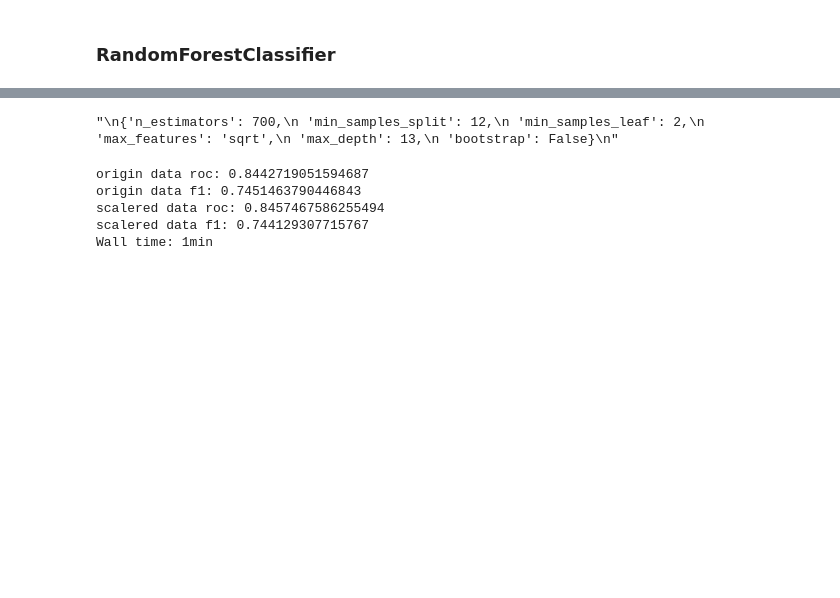
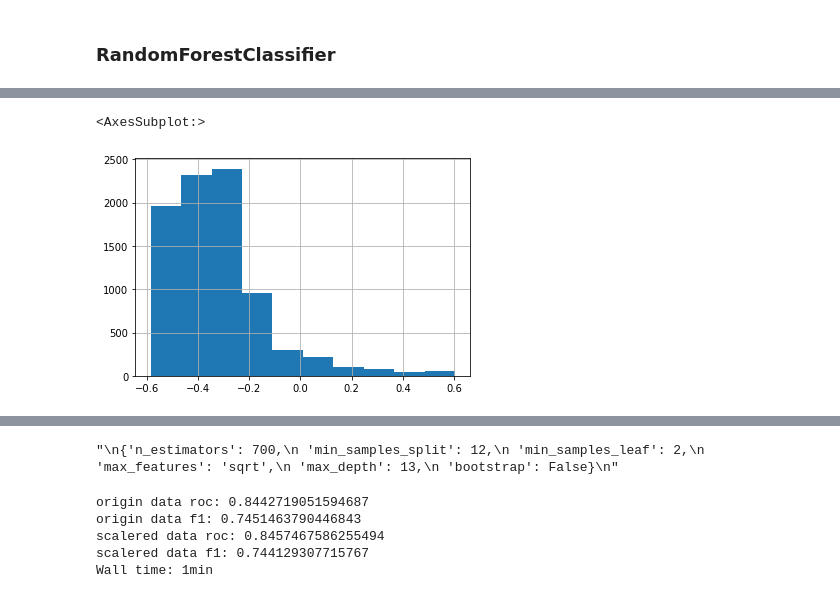
Before and after one commit to KabirovIrik/data-full-path, a Jupyter notebook: analysis/procced_train.ipynb, the cells around one changed output, grey strips where cells are left out. Saved outputs shown, nothing was run; the diff lists cells and outputs as text; code cells hidden in the pictures; blank space fills up the shorter version.

```diff
--- a/analysis/procced_train.ipynb
+++ b/analysis/procced_train.ipynb
@@ -316,3 +390,16 @@ array([[2.32257286e-02, 9.76774271e-01],
        [2.83148208e-02, 9.71685179e-01],
        [9.99881625e-01, 1.18374773e-04],
        [2.50144804e-03, 9.97498552e-01]])
+# %%
+label_gain = df['page'].value_counts().sort_index().index.to_numpy()
+#label_gain = np.append(label_gain, 5)
+X_train, X_test, y_train, y_test = train_test_split(df[feat_cols], df['page'], test_size=0.35, random_state=1)
+X_train, X_val, y_train, y_val = train_test_split(X_train, y_train, test_size=0.4, random_state=42)
+query_train = [X_train.shape[0]]
+query_val = [X_val.shape[0]]
+query_test = [X_test.shape[0]]
+groups = y_train.value_counts().sort_index().to_list()
+print(groups)
+print(query_train)
+print(query_val)
+print(query_test)
@@ -320,0 +415,13 @@ array([[2.32257286e-02, 9.76774271e-01],
+# %%
+gbm = lgb.LGBMRanker(
+    label_gain=label_gain,
+    max_depth=115,
+    learning_rate=0.1,
+    n_estimators=200,
+    reg_lambda=0.2,
+    reg_alpha=0.1,
+    min_child_samples=251
+)
+gbm.fit(X_train, y_train, group=query_train,
+        eval_set=[(X_val, y_val)], eval_group=[query_val],
+        eval_at=[5, 10, 20], early_stopping_rounds=25)
@@ -320,0 +449,5 @@ array([[2.32257286e-02, 9.76774271e-01],
+# %%
+x1 = X_test[0:1].reset_index(drop=True)
+test_pred = gbm.predict(X_test)
+X_test["predicted_ranking"] = test_pred
+X_test.sort_values("predicted_ranking", ascending=False)
@@ -321,3 +468,8 @@ array([[2.32257286e-02, 9.76774271e-01],
+# %%
+X_test["predicted_ranking"].hist()
+# %% [output]
+<AxesSubplot:>
+[figure, added]
 # %%
 %%time
 n_estimators = [int(x) for x in np.linspace(start = 100, stop = 1000, num = 10)]
```
Also changed, not shown: parts of 56 cells of this notebook.
